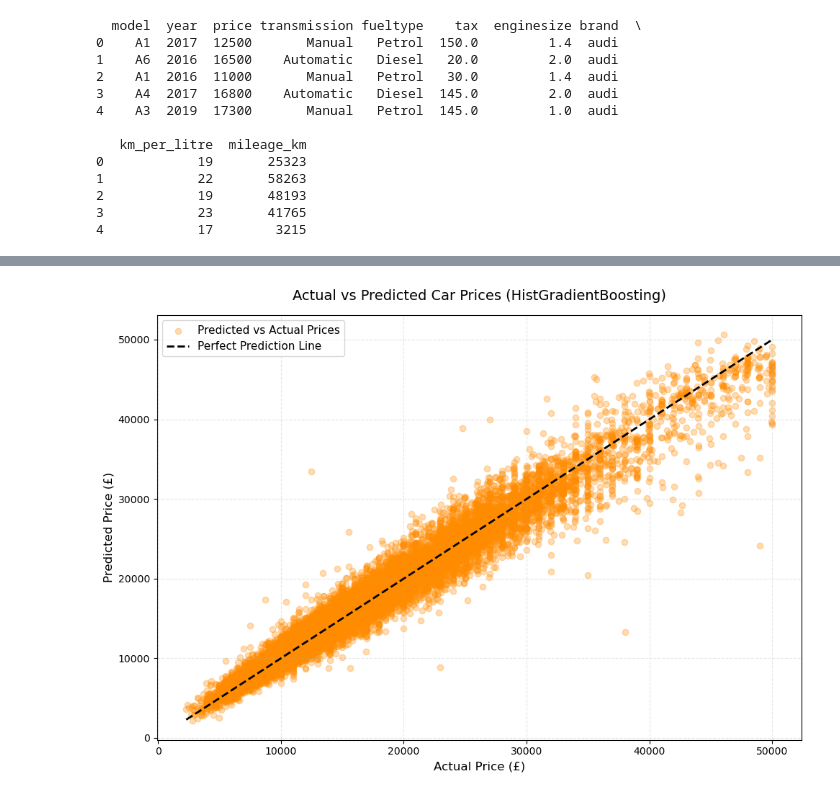
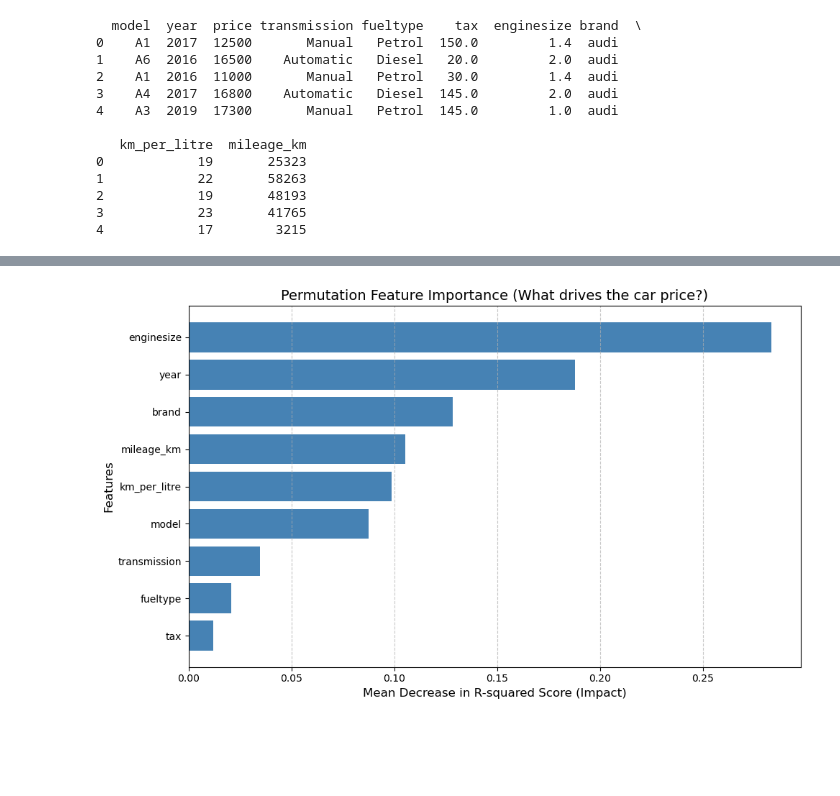
Before and after one commit to FiloDelu03/Machine-Learning-Group-AO-daje-roma-daje-, a Jupyter notebook: Model Car.ipynb, the cells around one changed output, grey strips where cells are left out. Cells and saved outputs as stored; diff of their text form; code cells hidden in the pictures; blank space fills up the shorter version.

Commit message:
updated Model_Car

```diff
--- a/Model Car.ipynb
+++ b/Model Car.ipynb
@@ -30,40 +31,38 @@ To accurately predict the market value of used vehicles, we framed this as a sup
 # %%
-import pandas as pd
 import numpy as np
 import matplotlib.pyplot as plt
+import joblib
 from sklearn.model_selection import train_test_split, RandomizedSearchCV
-from sklearn.preprocessing import OneHotEncoder, StandardScaler
+from sklearn.preprocessing import OneHotEncoder, StandardScaler, PolynomialFeatures
 from sklearn.compose import ColumnTransformer
 from sklearn.pipeline import Pipeline
 from sklearn.linear_model import Ridge
 from sklearn.ensemble import HistGradientBoostingRegressor
-from sklearn.metrics import mean_absolute_error, mean_squared_error, r2_score
+from sklearn.metrics import mean_absolute_error, mean_squared_error, r2_score, mean_absolute_percentage_error
+from sklearn.inspection import permutation_importance
 
 # =====================================================================
 # --- 1. DATA PREPARATION ---
 # =====================================================================
-# Defining the target variable
 target_variable = 'price'
 
-# Grouping features by data type based on the EDA
 categorical_features = ['model', 'transmission', 'fueltype', 'brand']
 numerical_features = ['year', 'mileage_km', 'tax', 'enginesize', 'km_per_litre']
 
-# Defining features (X) and target (y) using the main dataframe 'df'
 X = df[categorical_features + numerical_features]
 y = df[target_variable]
 
-# Train-Test Split (80% training, 20% testing)
 X_train, X_test, y_train, y_test = train_test_split(X, y, test_size=0.20, random_state=42)
 
 # =====================================================================
-# --- 2. DATA PREPROCESSING PIPELINE ---
+# --- 2. ADVANCED PREPROCESSING PIPELINE ---
 # =====================================================================
-# OneHotEncoder for categorical text data (brands, fuel types, etc.)
 categorical_transformer = OneHotEncoder(handle_unknown='ignore', sparse_output=False)
 
-# StandardScaler for numerical data (mileage, year, etc.) - crucial for Ridge!
-numerical_transformer = StandardScaler()
+numerical_transformer = Pipeline(steps=[
+    ('poly', PolynomialFeatures(degree=2, include_bias=False)),
+    ('scaler', StandardScaler())
+])
 
 preprocessor = ColumnTransformer(
     transformers=[
@@ -72,27 +71,26 @@ preprocessor = ColumnTransformer(
     ])
 
 # =====================================================================
-# --- 3. MODEL 1: RIDGE REGRESSION (LINEAR BASELINE) ---
+# --- 3. MODEL 1: RIDGE REGRESSION (ENHANCED LINEAR BASELINE) ---
 # =====================================================================
-print("--- Training Baseline Model: Ridge Regression ---")
+print("--- Training Baseline Model: Ridge Regression (with Polynomial Features) ---")
 
 pipeline_ridge = Pipeline(steps=[
     ('preprocessor', preprocessor),
     ('regressor', Ridge(random_state=42))
 ])
 
-# Training the baseline model
 pipeline_ridge.fit(X_train, y_train)
 y_pred_ridge = pipeline_ridge.predict(X_test)
 
-# Evaluating the baseline model
 print("\n--- Ridge Regression Performance ---")
 print(f"R2 Score: {r2_score(y_test, y_pred_ridge):.4f}")
 print(f"Mean Absolute Error (MAE): £{mean_absolute_error(y_test, y_pred_ridge):.2f}")
 print(f"Root Mean Squared Error (RMSE): £{np.sqrt(mean_squared_error(y_test, y_pred_ridge)):.2f}")
+print(f"Mean Absolute Percentage Error (MAPE): {mean_absolute_percentage_error(y_test, y_pred_ridge):.2%}")
 
 # =====================================================================
-# --- 4. MODEL 2: HIST-GRADIENT BOOSTING (ADVANCED ENSEMBLE) ---
+# --- 4. MODEL 2: HIST-GRADIENT BOOSTING & TUNING ---
 # =====================================================================
 print("\n" + "="*50)
 print("--- Training Advanced Model: HistGradientBoostingRegressor ---")
@@ -102,10 +100,6 @@ pipeline_gb = Pipeline(steps=[
     ('regressor', HistGradientBoostingRegressor(random_state=42))
 ])
 
-# =====================================================================
-# --- 5. HYPERPARAMETER TUNING ---
-# =====================================================================
-# Defining the parameter grid to search
 param_distributions = {
     'regressor__learning_rate': [0.01, 0.05, 0.1, 0.2],
     'regressor__max_iter': [100, 150, 200, 250],
@@ -113,53 +107,53 @@ param_distributions = {
     'regressor__l2_regularization': [0.0, 0.5, 1.0, 1.5]
 }
 
-print("Starting Hyperparameter Tuning with RandomizedSearchCV...")
-print("Optimizing for R-squared with 3-Fold Cross-Validation...\n")
-
+print("Starting Hyperparameter Tuning with RandomizedSearchCV (Optimizing for R2)...")
 random_search = RandomizedSearchCV(
     pipeline_gb,
     param_distributions=param_distributions,
     n_iter=10,
-    scoring='r2',          # Optimizing the percentage of variance explained
+    scoring='r2',
     cv=3,
     random_state=42,
     n_jobs=-1
 )
 
-# Fitting the search object and extracting the winning model
 random_search.fit(X_train, y_train)
 best_model_gb = random_search.best_estimator_
 
 print(f"--- Tuning Complete ---")
 print(f"Best Hyperparameters Found:\n{random_search.best_params_}\n")
 
-# Evaluating the tuned advanced model
-y_pred_best = best_model_gb.predict(X_test)
-print("--- Optimized HistGradientBoosting Performance ---")
-print(f"R2 Score: {r2_score(y_test, y_pred_best):.4f}")
-print(f"Mean Absolute Error (MAE): £{mean_absolute_error(y_test, y_pred_best):.2f}")
-print(f"Root Mean Squared Error (RMSE): £{np.sqrt(mean_squared_error(y_test, y_pred_best)):.2f}")
+y_pred_train = best_model_gb.predict(X_train)
+y_pred_test = best_model_gb.predict(X_test)
+
+print("--- Optimized HistGradientBoosting Performance (Comprehensive Check) ---")
+print(f"TRAINING R2 Score : {r2_score(y_train, y_pred_train):.4f} | MAE: £{mean_absolute_error(y_train, y_pred_train):.2f} | RMSE: £{np.sqrt(mean_squared_error(y_train, y_pred_train)):.2f} | MAPE: {mean_absolute_percentage_error(y_train, y_pred_train):.2%}")
+print(f"TESTING R2 Score  : {r2_score(y_test, y_pred_test):.4f} | MAE: £{mean_absolute_error(y_test, y_pred_test):.2f} | RMSE: £{np.sqrt(mean_squared_error(y_test, y_pred_test)):.2f} | MAPE: {mean_absolute_percentage_error(y_test, y_pred_test):.2%}")
 
 # =====================================================================
-# --- 6. VISUALIZATION: ACTUAL VS PREDICTED ---
+# --- 5. PERMUTATION FEATURE IMPORTANCE & MODEL SAVING ---
 # =====================================================================
 print("\n" + "="*50)
-print("--- Generating Actual vs Predicted Plot ---")
+print("--- Calculating Feature Importance & Saving Model ---")
 
-plt.figure(figsize=(10, 7))
+result = permutation_importance(best_model_gb, X_test, y_test, n_repeats=5, random_state=42, n_jobs=-1)
 
-# Scatter plot of predicted vs actual prices
-plt.scatter(y_test, y_pred_best, alpha=0.3, color='darkorange', label='Predicted vs Actual Prices')
+df_importances = pd.DataFrame({
+    'Feature': X_test.columns,
+    'Importance': result.importances_mean
+}).sort_values(by='Importance', ascending=True)
 
-# Perfect prediction reference line
-plt.plot([y_test.min(), y_test.max()], [y_test.min(), y_test.max()], 'k--', lw=2, label='Perfect Prediction Line')
+plt.figure(figsize=(10, 6))
+plt.barh(df_importances['Feature'], df_importances['Importance'], color='steelblue')
+plt.title('Permutation Feature Importance (What drives the car price?)', fontsize=14)
+plt.xlabel('Mean Decrease in R-squared Score (Impact)', fontsize=12)
+plt.ylabel('Features', fontsize=12)
+plt.grid(axis='x', linestyle='--', alpha=0.7)
+plt.tight_layout()
+plt.show()
 
-plt.title('Actual vs Predicted Car Prices (HistGradientBoosting)', fontsize=14, pad=15)
-plt.xlabel('Actual Price (£)', fontsize=12)
-plt.ylabel('Predicted Price (£)', fontsize=12)
-plt.legend(loc='upper left', fontsize=11)
-plt.grid(alpha=0.3, linestyle='--')
-plt.tight_layout()
-
-plt.show()
+model_filename = 'car_price_prediction_model.pkl'
+joblib.dump(best_model_gb, model_filename)
+print(f"\nModel successfully saved to disk as '{model_filename}'")
 # %% [output]
@@ -183 +177 @@ Root Mean Squared Error (RMSE): £1685.84
-[figure, old version]
+[figure, new version]
```
Also changed, not shown: parts of 6 cells of this notebook, 1 other file.
